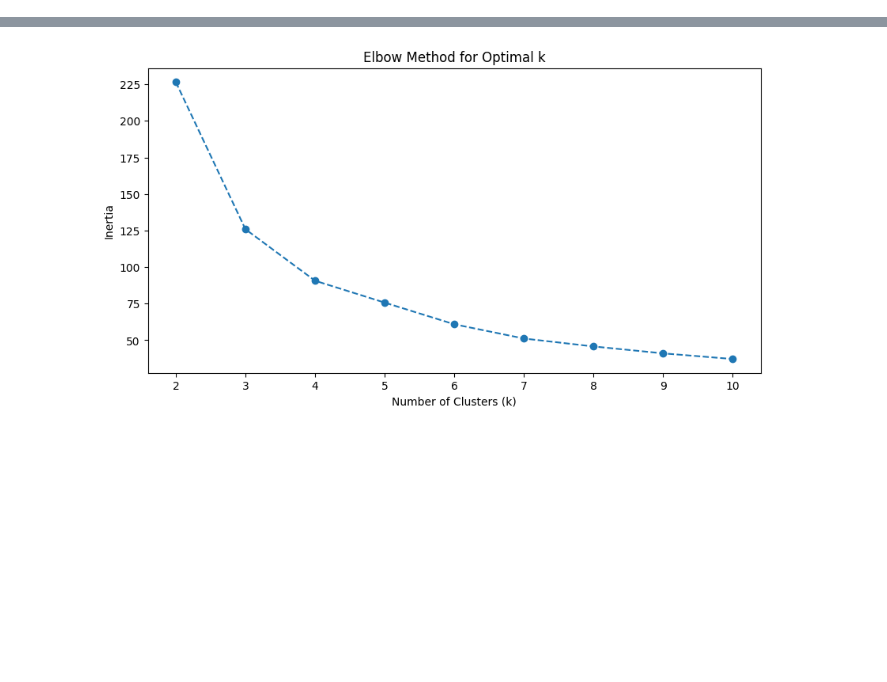
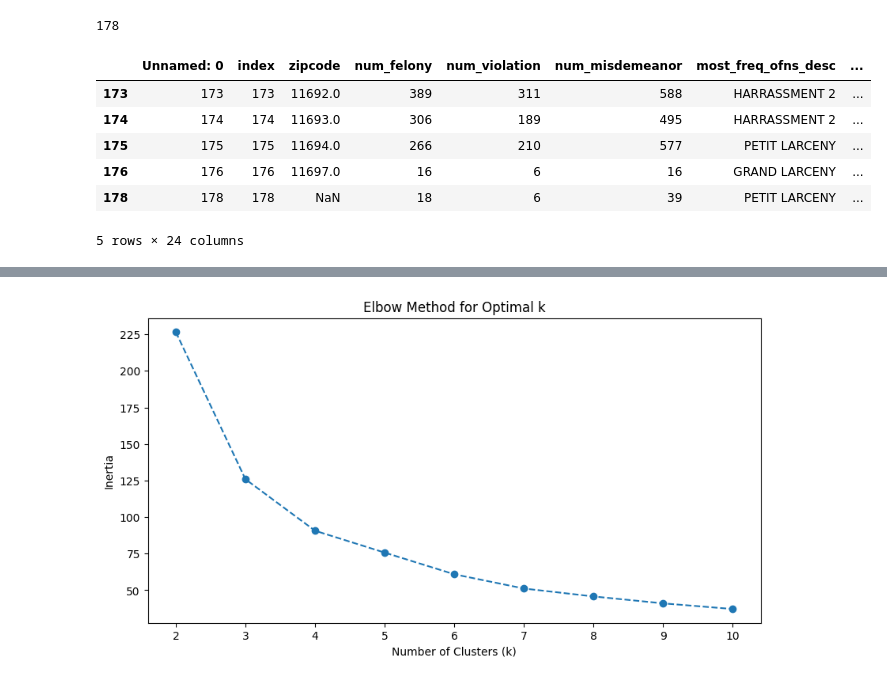
Before and after one commit to johnchoi44/DS340W_Project, a Jupyter notebook: clustering.ipynb, the cells around one changed output, grey strips where cells are left out. Cells and saved outputs as stored; diff of their text form; code cells hidden in the pictures; blank space fills up the shorter version.

```diff
--- a/clustering.ipynb
+++ b/clustering.ipynb
@@ -4,4 +5,17 @@ from sklearn.cluster import KMeans
 from sklearn.preprocessing import StandardScaler
 from sklearn.metrics import silhouette_score
 import matplotlib.pyplot as plt
+# %%
+df = pd.read_csv('./realfinal_data.csv')
+df = df.dropna()
+cleaned_data = df[~df['zipcode'].isin([99999])]
+# %% [output]
+178
+|  | Unnamed: 0 | index | zipcode | num_felony | num_violation | num_misdemeanor | most_freq_ofns_desc | ... |
+| 173 | 173 | 173 | 11692.0 | 389 | 311 | 588 | HARRASSMENT 2 | ... |
+| 174 | 174 | 174 | 11693.0 | 306 | 189 | 495 | HARRASSMENT 2 | ... |
+| 175 | 175 | 175 | 11694.0 | 266 | 210 | 577 | PETIT LARCENY | ... |
+| 176 | 176 | 176 | 11697.0 | 16 | 6 | 16 | GRAND LARCENY | ... |
+| 178 | 178 | 178 | NaN | 18 | 6 | 39 | PETIT LARCENY | ... |
+5 rows × 24 columns
 # %%
```
Also changed, not shown: parts of 5 cells of this notebook, 8 other files.
